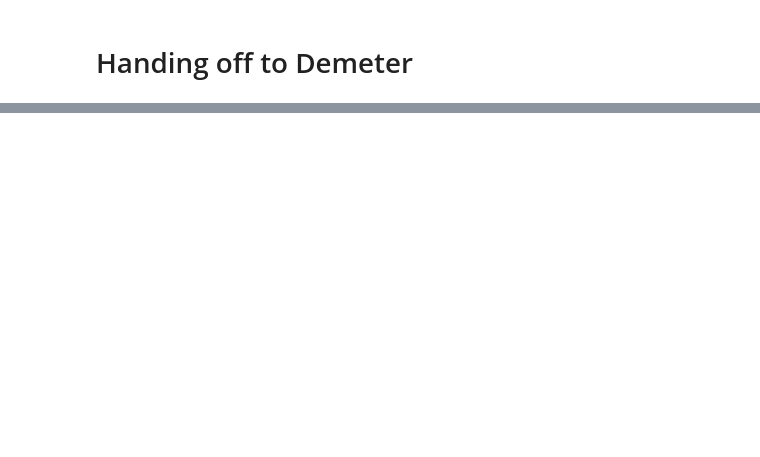
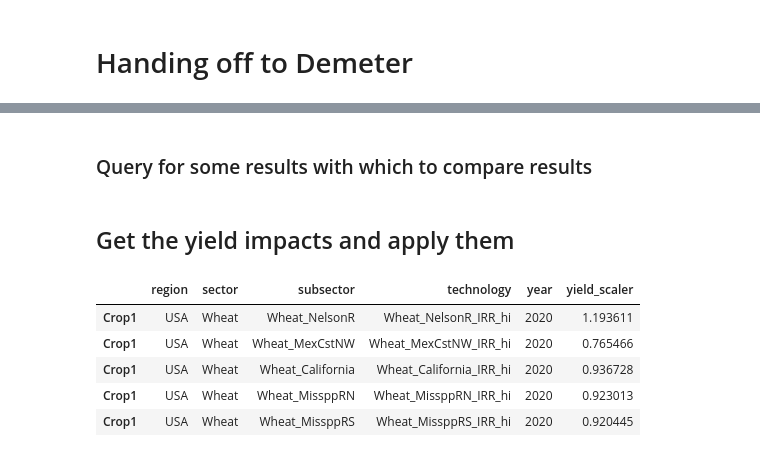
Before and after one commit to JGCRI/gcam_demeter_clinic, a Jupyter notebook: notebooks/gcam_demeter_demo.ipynb, the cells around one changed output, grey strips where cells are left out. Drawn from its saved outputs; the diff is of its cells as text; code cells hidden in the pictures; blank space fills up the shorter version.

```diff
--- a/notebooks/gcam_demeter_demo.ipynb
+++ b/notebooks/gcam_demeter_demo.ipynb
@@ -612,0 +193,2 @@ gcam_df = demeter.format_gcam_data(land_df, start_year=2010, through_year=2020)
+# %%
+g.run_to_period()
@@ -612,0 +203,2 @@ gcam_df = demeter.format_gcam_data(land_df, start_year=2010, through_year=2020)
+# %% [markdown]
+### Query for some results with which to compare results
@@ -612,0 +225,12 @@ gcam_df = demeter.format_gcam_data(land_df, start_year=2010, through_year=2020)
+# %% [markdown]
+## Get the yield impacts and apply them
+# %%
+yield_scaler_df = demo_utils.get_yield_scalers(df_2015, g.get_current_year())
+yield_scaler_df.head()
+# %% [output]
+|  | region | sector | subsector | technology | year | yield_scaler |
+| Crop1 | USA | Wheat | Wheat_NelsonR | Wheat_NelsonR_IRR_hi | 2020 | 1.193611 |
+| Crop1 | USA | Wheat | Wheat_MexCstNW | Wheat_MexCstNW_IRR_hi | 2020 | 0.765466 |
+| Crop1 | USA | Wheat | Wheat_California | Wheat_California_IRR_hi | 2020 | 0.936728 |
+| Crop1 | USA | Wheat | Wheat_MissppRN | Wheat_MissppRN_IRR_hi | 2020 | 0.923013 |
+| Crop1 | USA | Wheat | Wheat_MissppRS | Wheat_MissppRS_IRR_hi | 2020 | 0.920445 |
```
Also changed, not shown: parts of 40 cells of this notebook.
